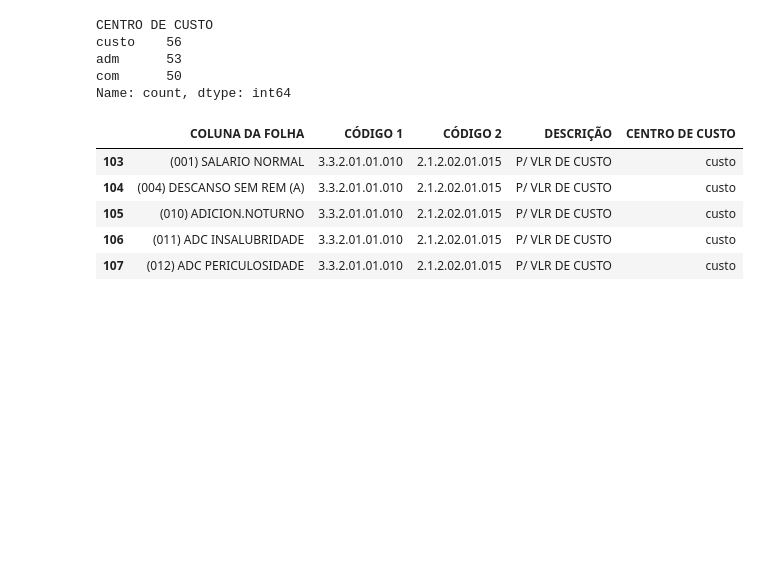
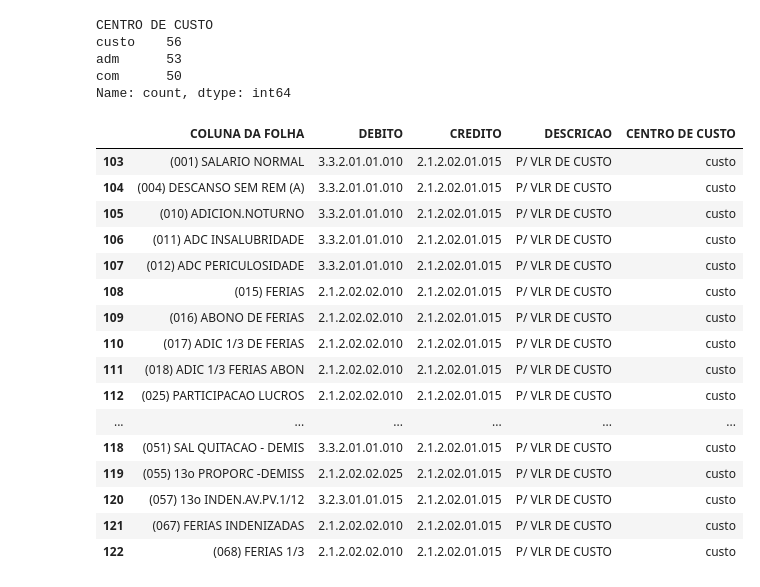
Before and after one commit to diogomarin/projetos-freelas, a Jupyter notebook: automatizacao-planilhas-app-1/automacao.ipynb, the cells around one changed output. Saved outputs shown, nothing was run; the diff lists cells and outputs as text; code cells hidden in the pictures; blank space fills up the shorter version.

```diff
--- a/automatizacao-planilhas-app-1/automacao.ipynb
+++ b/automatizacao-planilhas-app-1/automacao.ipynb
@@ -366,14 +388,25 @@ Name: count, dtype: int64
 # %%
 valores = df_codigos.loc[df_codigos['CENTRO DE CUSTO'] == 'custo']
 #valores_adm.set_index('COLUNA DA FOLHA')
-valores.head()
+valores.head(20)
 # %% [output]
-|  | COLUNA DA FOLHA | CÓDIGO 1 | CÓDIGO 2 | DESCRIÇÃO | CENTRO DE CUSTO |
+|  | COLUNA DA FOLHA | DEBITO | CREDITO | DESCRICAO | CENTRO DE CUSTO |
 | 103 | (001) SALARIO NORMAL | 3.3.2.01.01.010 | 2.1.2.02.01.015 | P/ VLR DE CUSTO | custo |
 | 104 | (004) DESCANSO SEM REM (A) | 3.3.2.01.01.010 | 2.1.2.02.01.015 | P/ VLR DE CUSTO | custo |
 | 105 | (010) ADICION.NOTURNO | 3.3.2.01.01.010 | 2.1.2.02.01.015 | P/ VLR DE CUSTO | custo |
 | 106 | (011) ADC INSALUBRIDADE | 3.3.2.01.01.010 | 2.1.2.02.01.015 | P/ VLR DE CUSTO | custo |
 | 107 | (012) ADC PERICULOSIDADE | 3.3.2.01.01.010 | 2.1.2.02.01.015 | P/ VLR DE CUSTO | custo |
+| 108 | (015) FERIAS | 2.1.2.02.02.010 | 2.1.2.02.01.015 | P/ VLR DE CUSTO | custo |
+| 109 | (016) ABONO DE FERIAS | 2.1.2.02.02.010 | 2.1.2.02.01.015 | P/ VLR DE CUSTO | custo |
+| 110 | (017) ADIC 1/3 DE FERIAS | 2.1.2.02.02.010 | 2.1.2.02.01.015 | P/ VLR DE CUSTO | custo |
+| 111 | (018) ADIC 1/3 FERIAS ABON | 2.1.2.02.02.010 | 2.1.2.02.01.015 | P/ VLR DE CUSTO | custo |
+| 112 | (025) PARTICIPACAO LUCROS | 2.1.2.02.02.010 | 2.1.2.02.01.015 | P/ VLR DE CUSTO | custo |
+| ... | ... | ... | ... | ... | ... |
+| 118 | (051) SAL QUITACAO - DEMIS | 3.3.2.01.01.010 | 2.1.2.02.01.015 | P/ VLR DE CUSTO | custo |
+| 119 | (055) 13o PROPORC -DEMISS | 2.1.2.02.02.025 | 2.1.2.02.01.015 | P/ VLR DE CUSTO | custo |
+| 120 | (057) 13o INDEN.AV.PV.1/12 | 3.2.3.01.01.015 | 2.1.2.02.01.015 | P/ VLR DE CUSTO | custo |
+| 121 | (067) FERIAS INDENIZADAS | 2.1.2.02.02.010 | 2.1.2.02.01.015 | P/ VLR DE CUSTO | custo |
+| 122 | (068) FERIAS 1/3 | 2.1.2.02.02.010 | 2.1.2.02.01.015 | P/ VLR DE CUSTO | custo |
 # %%
 def associar_valor(cr_desejado):
     data = resumo.set_index('CR')
```
Also changed, not shown: parts of 17 cells of this notebook, 9 other files.
